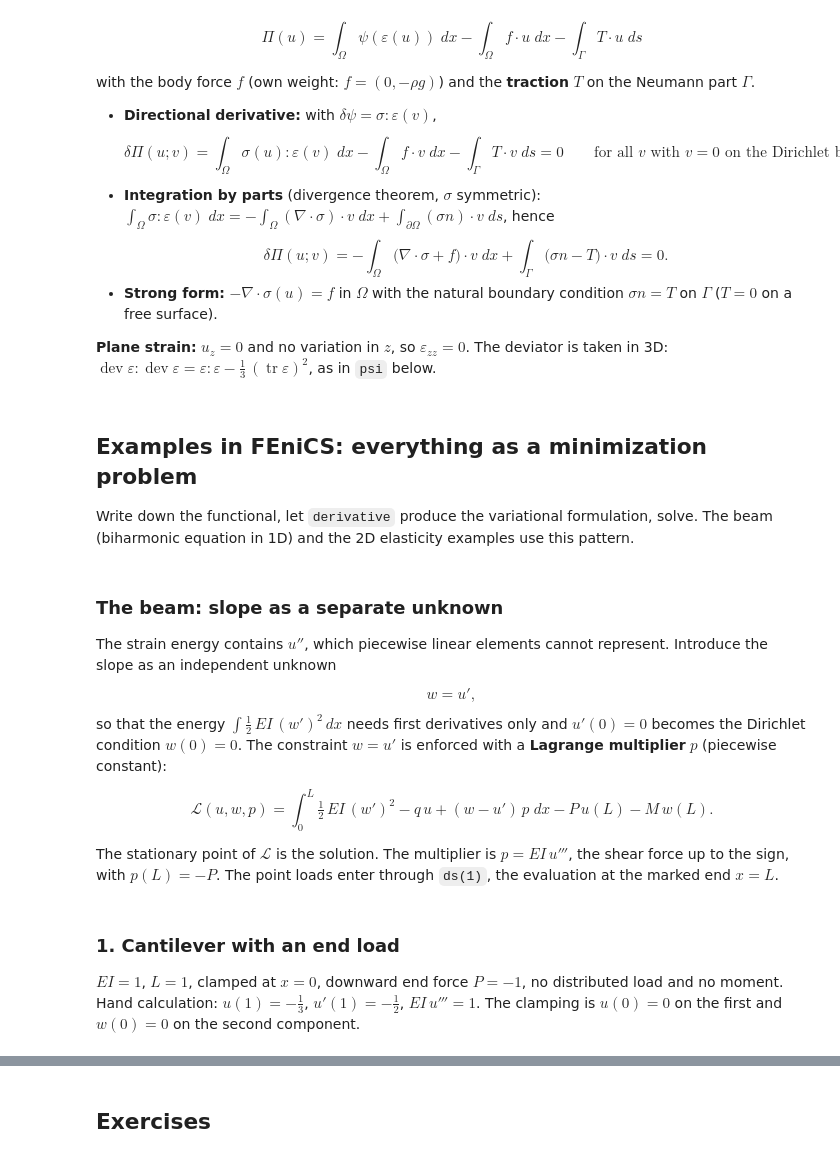
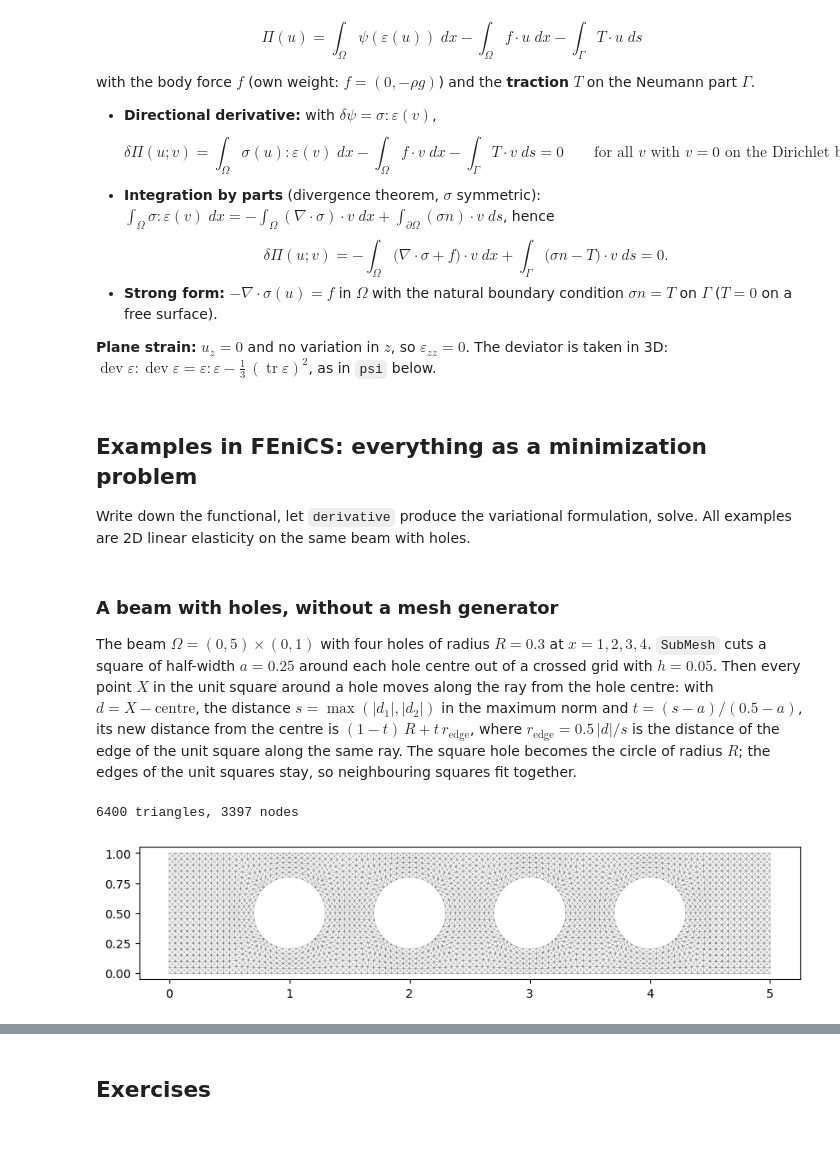
Before and after one commit to wolfgang-alpha/applied-math-notes, a Jupyter notebook: lecture03.ipynb, the cells around one changed output, grey strips where cells are left out. Drawn from its saved outputs; the diff is of its cells as text; code cells hidden in the pictures.

```diff
--- a/lecture03.ipynb
+++ b/lecture03.ipynb
@@ -145,7 +145,7 @@ with the body force $f$ (own weight: $f = (0, -\rho g)$) and the **traction** $T
 # %% [markdown]
 ## Examples in FEniCS: everything as a minimization problem
 
-Write down the functional, let `derivative` produce the variational formulation, solve. The beam (biharmonic equation in 1D) and the 2D elasticity examples use this pattern.
+Write down the functional, let `derivative` produce the variational formulation, solve. All examples are 2D linear elasticity on the same beam with holes.
 # %%
 from fenics import *
 from matplotlib import pyplot
@@ -154,45 +154,34 @@ import numpy as np
 
 set_log_level(LogLevel.WARNING)   # silence the solver messages
 # %% [markdown]
-### The beam: slope as a separate unknown
+### A beam with holes, without a mesh generator
 
-The strain energy contains $u''$, which piecewise linear elements cannot represent. Introduce the slope as an independent unknown
-
-$$w = u' ,$$
-
-so that the energy $\int \tfrac12\, EI\, (w')^2 \, dx$ needs first derivatives only and $u'(0) = 0$ becomes the Dirichlet condition $w(0) = 0$. The constraint $w = u'$ is enforced with a **Lagrange multiplier** $p$ (piecewise constant):
-
-$$\mathcal{L}(u, w, p) = \int_0^L \tfrac12\, EI\, (w')^2 - q\, u + (w - u')\, p \; dx - P\, u(L) - M\, w(L) .$$
-
-The stationary point of $\mathcal{L}$ is the solution. The multiplier is $p = EI\, u'''$, the shear force up to the sign, with $p(L) = -P$. The point loads enter through `ds(1)`, the evaluation at the marked end $x = L$.
+The beam $\Omega = (0, 5) \times (0, 1)$ with four holes of radius $R = 0.3$ at $x = 1, 2, 3, 4$. `SubMesh` cuts a square of half-width $a = 0.25$ around each hole centre out of a crossed grid with $h = 0.05$. Then every point $X$ in the unit square around a hole moves along the ray from the hole centre: with $d = X - \text{centre}$, the distance $s = \max(|d_1|, |d_2|)$ in the maximum norm and $t = (s - a) / (0.5 - a)$, its new distance from the centre is $(1 - t)\, R + t\, r_{\text{edge}}$, where $r_{\text{edge}} = 0.5\, |d| / s$ is the distance of the edge of the unit square along the same ray. The square hole becomes the circle of radius $R$; the edges of the unit squares stay, so neighbouring squares fit together.
 # %%
-tol = 1e-3
+length, height = 5.0, 1.0
+R, a = 0.3, 0.25     # hole radius, half-width of the square cut out
 
-def left(x, on_boundary):
-    return on_boundary and near(x[0], 0.0, tol)
+box  = RectangleMesh(Point(0.0, 0.0), Point(length, height),
+                     100, 20, 'crossed')
+keep = MeshFunction('size_t', box, 2, 1)
+for c in cells(box):     # cut out a square around each hole
+    x, y = c.midpoint().x(), c.midpoint().y()
+    if 0.5 < x < 4.5 and max(abs(x - round(x)), abs(y - 0.5)) < a:
+        keep[c] = 0
+mesh = SubMesh(box, keep, 1)
 
-def beam_setup(length, nr_elements):
-    # mixed space (u, w, p): deflection and slope piecewise linear, multiplier piecewise constant
-    mesh = IntervalMesh(nr_elements, 0.0, length)
-    P1   = FiniteElement('Lagrange', mesh.ufl_cell(), 1)
-    P0   = FiniteElement('DG', mesh.ufl_cell(), 0)
-    V    = FunctionSpace(mesh, MixedElement(P1, P1, P0))
-    # mark the right end with 1, so that ds(1) evaluates at x = length only
-    boundaries = MeshFunction('size_t', mesh, mesh.topology().dim() - 1, 0)
-    AutoSubDomain(lambda x, on_boundary: on_boundary and near(x[0], length, tol)).mark(boundaries, 1)
-    ds = Measure('ds', domain=mesh, subdomain_data=boundaries)
-    return V, ds
+for X in mesh.coordinates():     # map the squares onto circles
+    if 0.5 < X[0] < 4.5:
+        centre = np.array([round(X[0]), 0.5])
+        d = X - centre
+        s, r = abs(d).max(), np.hypot(*d)
+        t = (s - a)/(0.5 - a)    # 0 on the hole, 1 on the cell edge
+        X[:] = centre + d*((1 - t)*R/r + t*0.5/s)
 
-def solve_beam(V, ds, EI, q, P, M, bcs):
-    # stationary point of the Lagrangian L(u, w, p)
-    uwp = Function(V)
-    v   = TestFunction(V)
-    (u, w, p) = split(uwp)
-    Lag  = ( 0.5*EI*w.dx(0)**2 - q*u + (w - u.dx(0))*p )*dx - P*u*ds(1) - M*w*ds(1)
-    dLag = derivative(Lag, uwp, v)
-    solve(dLag == 0, uwp, bcs)
-    return uwp.split(deepcopy=True)
+print("%d triangles, %d nodes" % (mesh.num_cells(), mesh.num_vertices()))
+pyplot.figure(figsize=(10, 2.4), dpi=100)
+plot(mesh, linewidth=0.3)
+pyplot.savefig("beam-mesh.png", bbox_inches='tight')
+# %% [output]
+6400 triangles, 3397 nodes
+[figure, added]
-# %% [markdown]
-### 1. Cantilever with an end load
-
-$EI = 1$, $L = 1$, clamped at $x = 0$, downward end force $P = -1$, no distributed load and no moment. Hand calculation: $u(1) = -\tfrac13$, $u'(1) = -\tfrac12$, $EI\, u''' = 1$. The clamping is $u(0) = 0$ on the first and $w(0) = 0$ on the second component.
```
Also changed, not shown: parts of 12 cells of this notebook.
